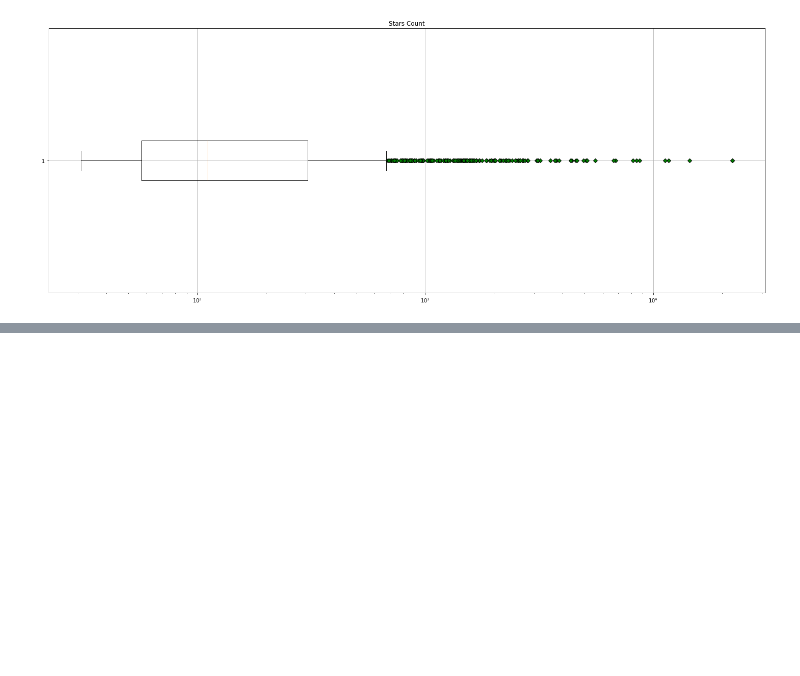
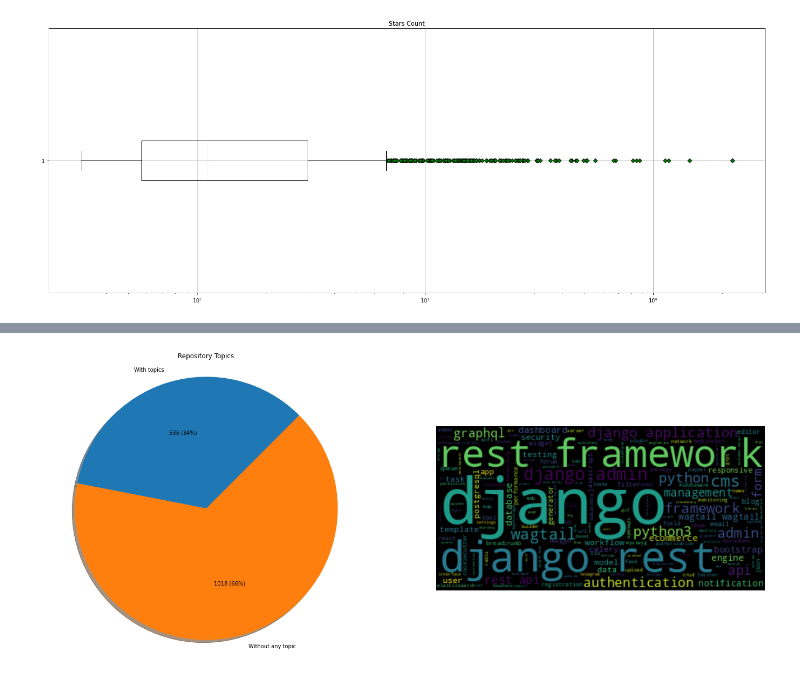
Before and after one commit to rafaatsouza/django-packages-miner, a Jupyter notebook: src/visualization/django-packages.ipynb, the cells around one changed output, grey strips where cells are left out. Saved outputs shown, nothing was run; the diff lists cells and outputs as text; code cells hidden in the pictures; blank space fills up the shorter version.

```diff
--- a/src/visualization/django-packages.ipynb
+++ b/src/visualization/django-packages.ipynb
@@ -65,0 +97,22 @@ plt.show()
+# %%
+fig, (ax1, ax2) = plt.subplots(1, 2, figsize=(24, 10))
+fig.set_facecolor('white')
+
+labels = 'With topics', 'Without any topic'
+
+sizes = [
+    len(df[~df['repo_topics'].isnull()]),
+    len(df[df['repo_topics'].isnull()]),
+]
+
+vm.set_pie_by_ax(ax1, sizes, labels, 'Repository Topics')
+
+unwanted_topics = [ 'django', 'python', 'hacktoberfest' ]
+topics_concate, topics_freq = am.get_concate_and_freq(df[~df['repo_topics'].isnull()]['repo_topics'].values, unwanted_topics)
+
+ax2.imshow(WordCloud().generate(topics_concate), interpolation='bilinear')
+ax2.axis("off")
+
+plt.show()
+# %% [output]
+[figure, added]
```
Also changed, not shown: parts of 4 cells of this notebook, 2 other files.
